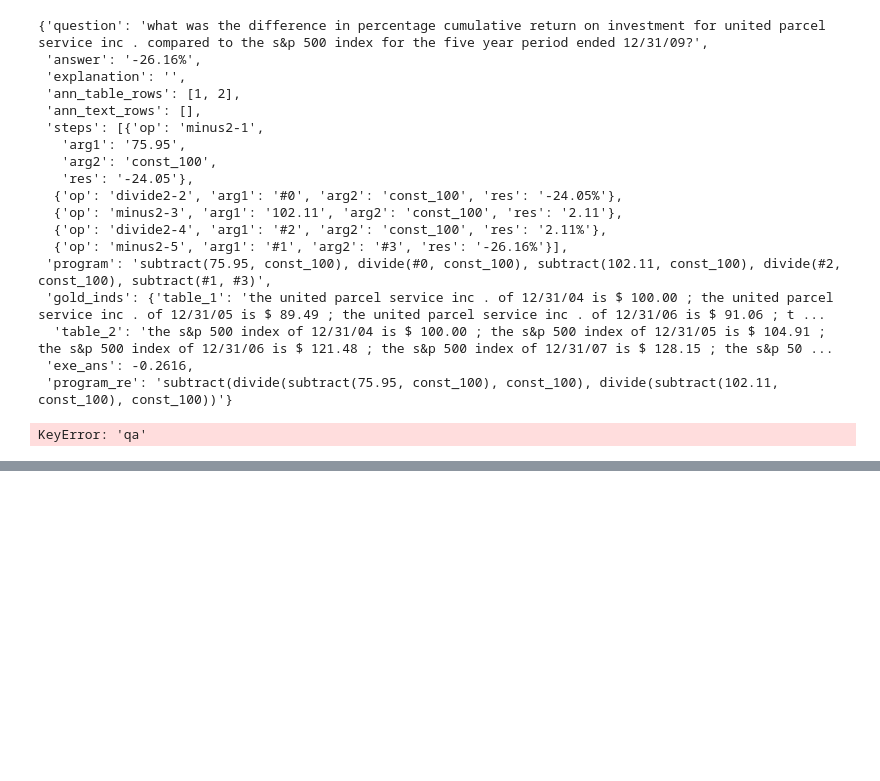
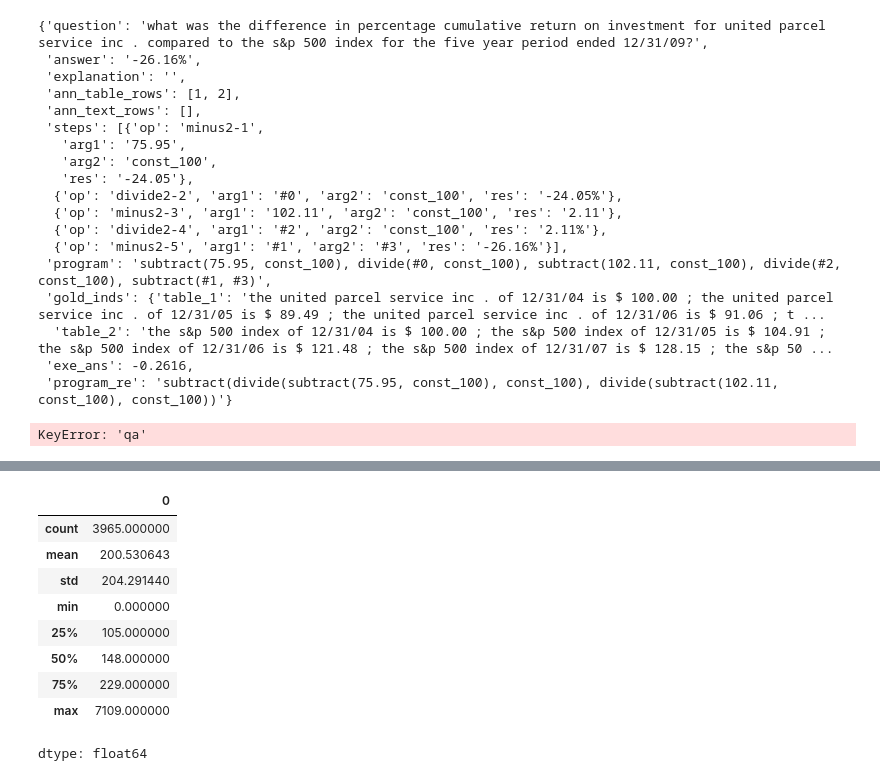
Before and after one commit to AnastasiaGo17/ConvFinQA_llm, a Jupyter notebook: llm_qa.ipynb, the cells around one changed output, grey strips where cells are left out. Saved outputs shown, nothing was run; the diff lists cells and outputs as text; code cells hidden in the pictures; blank space fills up the shorter version.

```diff
--- a/llm_qa.ipynb
+++ b/llm_qa.ipynb
@@ -375,0 +638,13 @@ Conclusions:
+# %%
+pr_strings_len.describe()
+# %% [output]
+|  | 0 |
+| count | 3965.000000 |
+| mean | 200.530643 |
+| std | 204.291440 |
+| min | 0.000000 |
+| 25% | 105.000000 |
+| 50% | 148.000000 |
+| 75% | 229.000000 |
+| max | 7109.000000 |
+dtype: float64
```
Also changed, not shown: parts of 71 cells of this notebook.
